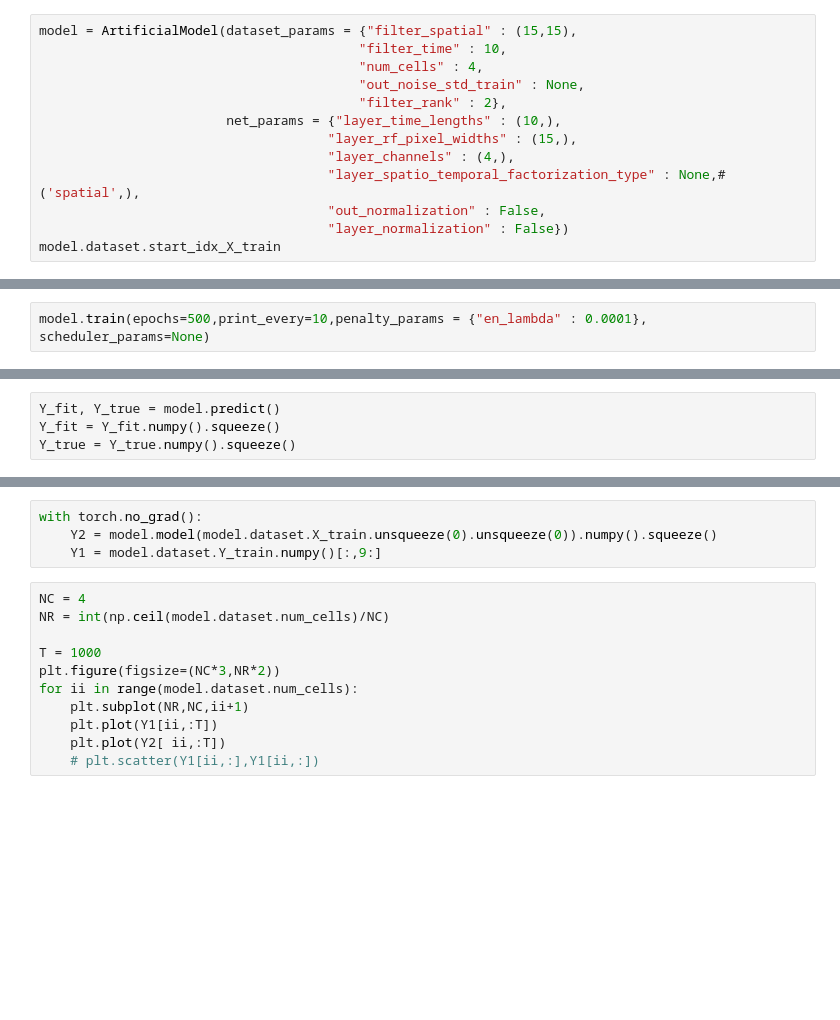
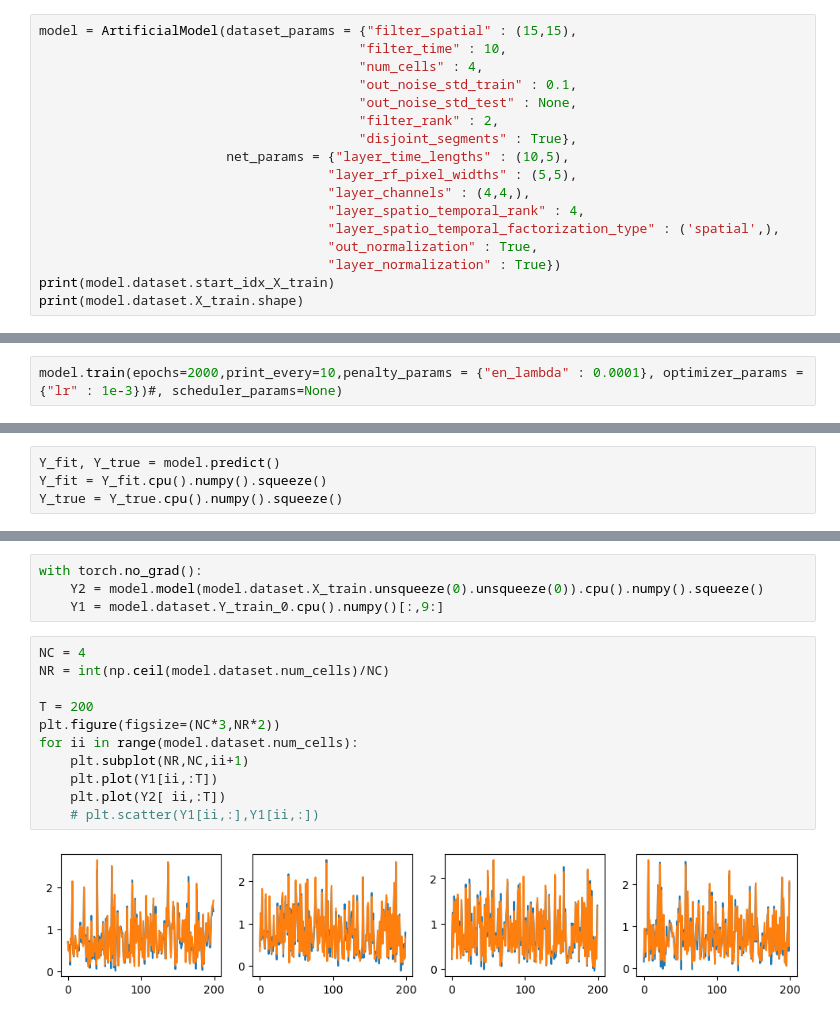
Before and after one commit to latimerk/adaptnn, a Jupyter notebook: testLayer.ipynb, the cells around one changed output, grey strips where cells are left out. Drawn from its saved outputs; the diff is of its cells as text; blank space fills up the shorter version.

Commit message:
Starting to clean up convnet and spacetime retina dataset code

```diff
--- a/testLayer.ipynb
+++ b/testLayer.ipynb
@@ -10,15 +12,19 @@ from adaptnn.model_fitting import ArtificialModel
 model = ArtificialModel(dataset_params = {"filter_spatial" : (15,15),
                                          "filter_time" : 10,
                                          "num_cells" : 4,
-                                         "out_noise_std_train" : None,
-                                         "filter_rank" : 2},
-                        net_params = {"layer_time_lengths" : (10,),
-                                     "layer_rf_pixel_widths" : (15,),
-                                     "layer_channels" : (4,),
-                                     "layer_spatio_temporal_factorization_type" : None,#('spatial',),
-                                     "out_normalization" : False,
-                                     "layer_normalization" : False})
-model.dataset.start_idx_X_train
+                                         "out_noise_std_train" : 0.1,
+                                         "out_noise_std_test" : None,
+                                         "filter_rank" : 2,
+                                         "disjoint_segments" : True},
+                        net_params = {"layer_time_lengths" : (10,5),
+                                     "layer_rf_pixel_widths" : (5,5),
+                                     "layer_channels" : (4,4,),
+                                     "layer_spatio_temporal_rank" : 4,
+                                     "layer_spatio_temporal_factorization_type" : ('spatial',),
+                                     "out_normalization" : True,
+                                     "layer_normalization" : True})
+print(model.dataset.start_idx_X_train)
+print(model.dataset.X_train.shape)
 # %% [output]
 Building multi-layer convolutional model for 4 neurons and image size 15 x 15
 Adding 3D batch normalization layer.
@@ -40,3 +46,3 @@ tensor([   0,  100,  200,  300,  400,  500,  600,  700,  800,  900, 1000, 1100,
 # %%
-model.train(epochs=500,print_every=10,penalty_params = {"en_lambda" : 0.0001}, scheduler_params=None)
+model.train(epochs=2000,print_every=10,penalty_params = {"en_lambda" : 0.0001}, optimizer_params = {"lr" : 1e-3})#, scheduler_params=None)
 # %% [output]
@@ -60,7 +66,7 @@ epoch 500, loss 1.8342183381319046, step size 0.0001
 # %%
 Y_fit, Y_true = model.predict()
-Y_fit = Y_fit.numpy().squeeze()
-Y_true = Y_true.numpy().squeeze()
+Y_fit = Y_fit.cpu().numpy().squeeze()
+Y_true = Y_true.cpu().numpy().squeeze()
 # %%
 NC = 4
 NR = int(np.ceil(model.dataset.num_cells)/NC)
@@ -74,15 +82,17 @@ for ii in range(model.dataset.num_cells):
 # %%
 with torch.no_grad():
-    Y2 = model.model(model.dataset.X_train.unsqueeze(0).unsqueeze(0)).numpy().squeeze()
-    Y1 = model.dataset.Y_train.numpy()[:,9:]
+    Y2 = model.model(model.dataset.X_train.unsqueeze(0).unsqueeze(0)).cpu().numpy().squeeze()
+    Y1 = model.dataset.Y_train_0.cpu().numpy()[:,9:]
 # %%
 NC = 4
 NR = int(np.ceil(model.dataset.num_cells)/NC)
 
-T = 1000
+T = 200
 plt.figure(figsize=(NC*3,NR*2))
 for ii in range(model.dataset.num_cells):
     plt.subplot(NR,NC,ii+1)
     plt.plot(Y1[ii,:T])
     plt.plot(Y2[ ii,:T])
     # plt.scatter(Y1[ii,:],Y1[ii,:])
+# %% [output]
+[figure, added]
```
Also changed, not shown: parts of 4 cells of this notebook, 4 other files.
